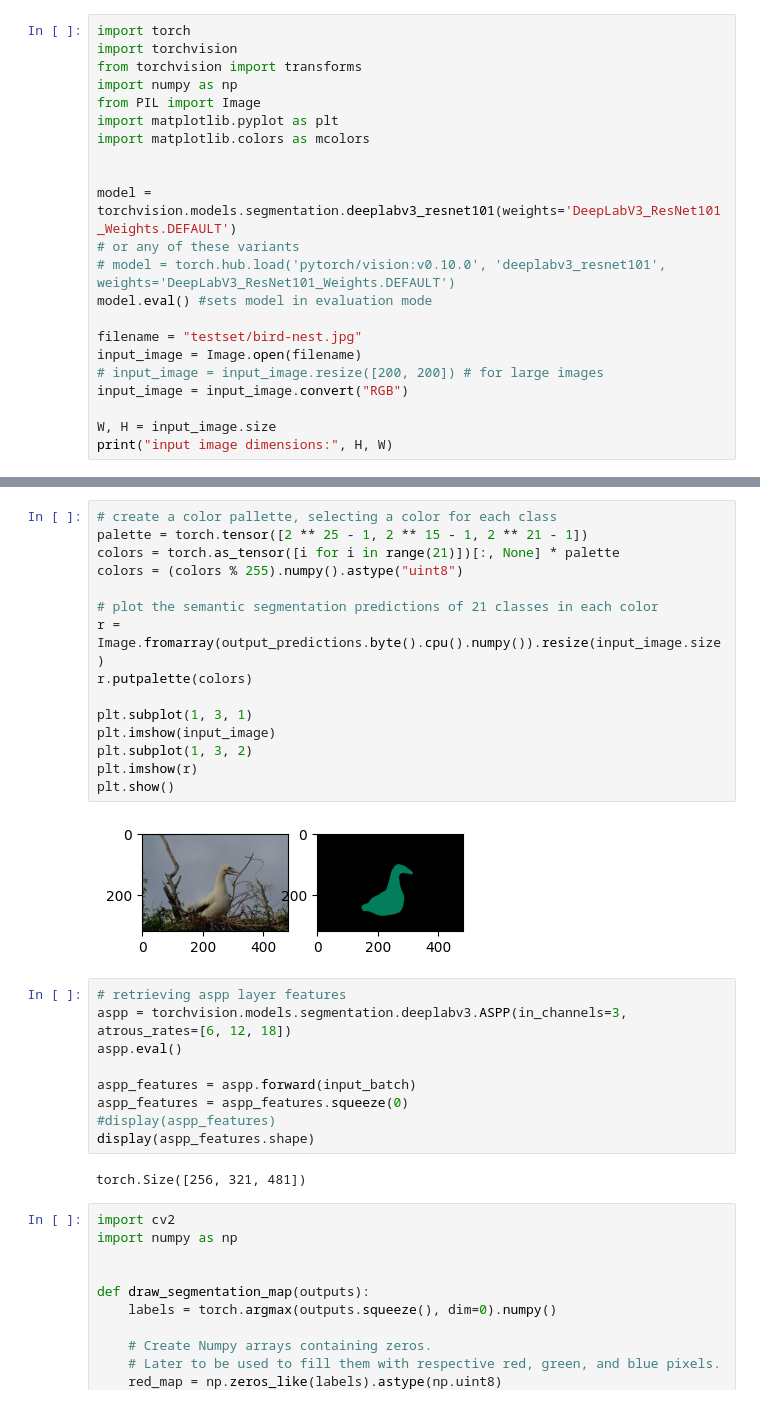
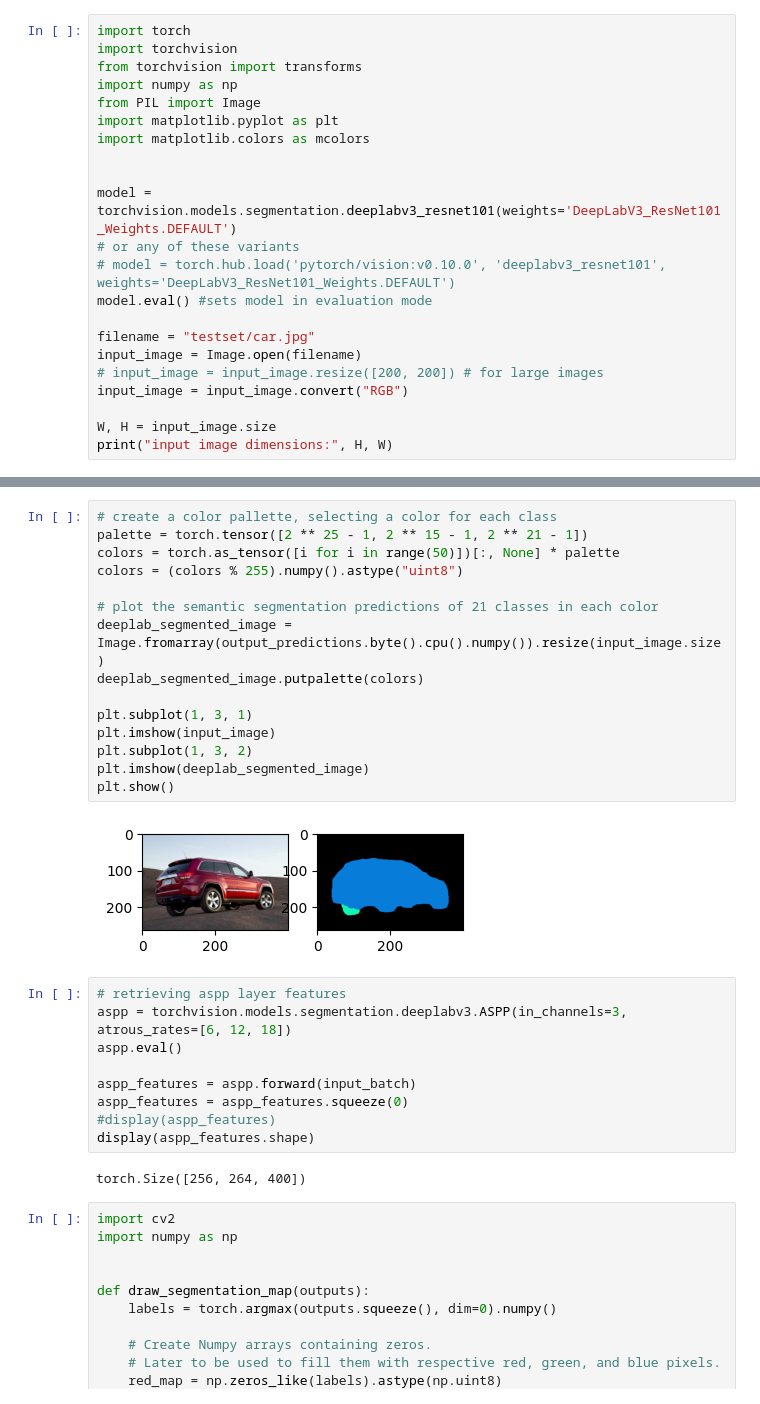
Before and after one commit to kandreou21/segmentation, a Jupyter notebook: DeepLabV3.ipynb, the cells around one changed output, grey strips where cells are left out. Cells and saved outputs as stored; diff of their text form.

```diff
--- a/DeepLabV3.ipynb
+++ b/DeepLabV3.ipynb
@@ -13,7 +13,7 @@ model = torchvision.models.segmentation.deeplabv3_resnet101(weights='DeepLabV3_R
 # model = torch.hub.load('pytorch/vision:v0.10.0', 'deeplabv3_resnet101', weights='DeepLabV3_ResNet101_Weights.DEFAULT')
 model.eval() #sets model in evaluation mode
 
-filename = "testset/bird-nest.jpg"
+filename = "testset/car.jpg"
 input_image = Image.open(filename)
 # input_image = input_image.resize([200, 200]) # for large images
 input_image = input_image.convert("RGB")
@@ -48,20 +48,20 @@ torch.Size([321, 481])
 # %%
 # create a color pallette, selecting a color for each class
 palette = torch.tensor([2 ** 25 - 1, 2 ** 15 - 1, 2 ** 21 - 1])
-colors = torch.as_tensor([i for i in range(21)])[:, None] * palette
+colors = torch.as_tensor([i for i in range(50)])[:, None] * palette
 colors = (colors % 255).numpy().astype("uint8")
 
 # plot the semantic segmentation predictions of 21 classes in each color
-r = Image.fromarray(output_predictions.byte().cpu().numpy()).resize(input_image.size)
-r.putpalette(colors)
+deeplab_segmented_image = Image.fromarray(output_predictions.byte().cpu().numpy()).resize(input_image.size)
+deeplab_segmented_image.putpalette(colors)
 
 plt.subplot(1, 3, 1)
 plt.imshow(input_image)
 plt.subplot(1, 3, 2)
-plt.imshow(r)
+plt.imshow(deeplab_segmented_image)
 plt.show()
 # %% [output]
-[figure, old version]
+[figure, new version]
 # %%
 # retrieving aspp layer features
 aspp = torchvision.models.segmentation.deeplabv3.ASPP(in_channels=3, atrous_rates=[6, 12, 18])
@@ -72,7 +72,7 @@ aspp_features = aspp_features.squeeze(0)
 #display(aspp_features)
 display(aspp_features.shape)
 # %% [output]
-torch.Size([256, 321, 481])
+torch.Size([256, 264, 400])
 # %%
 import cv2
 import numpy as np
```
Also changed, not shown: parts of 11 cells of this notebook, 1 other file.
